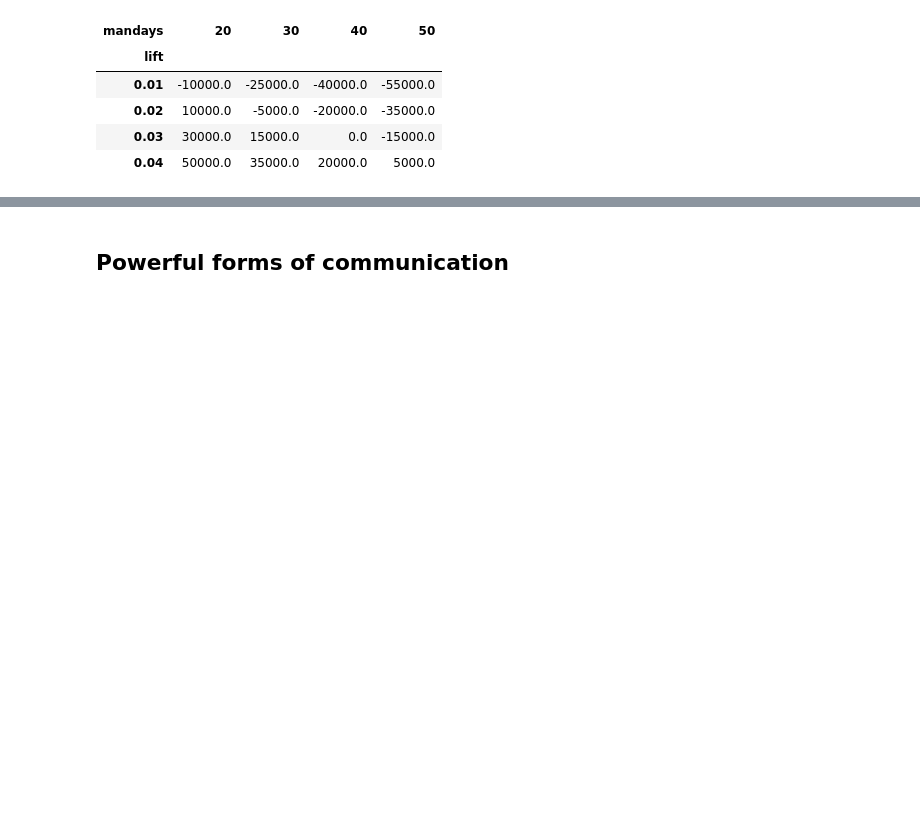
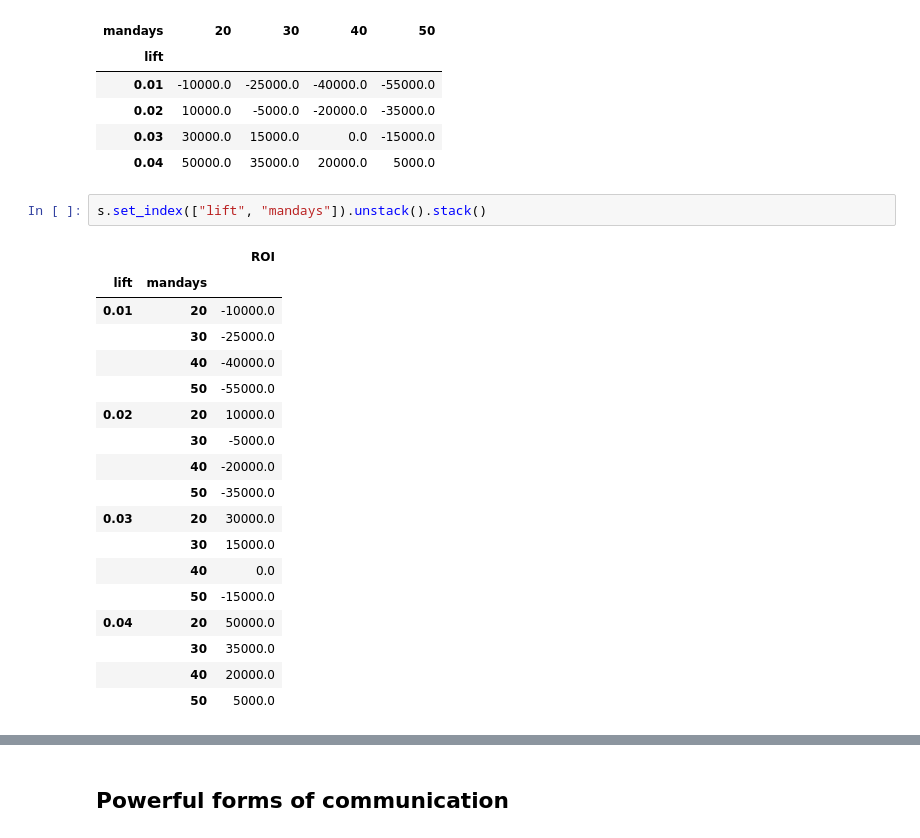
Before and after one commit to trouni/batch-719, a Jupyter notebook: lectures/decision-science/communicate/communicate.ipynb, the cells around one changed output, grey strips where cells are left out. Drawn from its saved outputs; the diff is of its cells as text; blank space fills up the shorter version.

```diff
--- a/lectures/decision-science/communicate/communicate.ipynb
+++ b/lectures/decision-science/communicate/communicate.ipynb
@@ -93,5 +135,26 @@ pd.pivot(s, index="lift", columns="mandays", values="ROI")
 | 0.02 | 10000.0 | -5000.0 | -20000.0 | -35000.0 |
 | 0.03 | 30000.0 | 15000.0 | 0.0 | -15000.0 |
 | 0.04 | 50000.0 | 35000.0 | 20000.0 | 5000.0 |
+# %%
+s.set_index(["lift", "mandays"]).unstack().stack()
+# %% [output]
+|  |  | ROI |
+| lift | mandays |  |
+| 0.01 | 20 | -10000.0 |
+|  | 30 | -25000.0 |
+|  | 40 | -40000.0 |
+|  | 50 | -55000.0 |
+| 0.02 | 20 | 10000.0 |
+|  | 30 | -5000.0 |
+|  | 40 | -20000.0 |
+|  | 50 | -35000.0 |
+| 0.03 | 20 | 30000.0 |
+|  | 30 | 15000.0 |
+|  | 40 | 0.0 |
+|  | 50 | -15000.0 |
+| 0.04 | 20 | 50000.0 |
+|  | 30 | 35000.0 |
+|  | 40 | 20000.0 |
+|  | 50 | 5000.0 |
 # %%
 s = s.set_index(["lift", "mandays"]).unstack()
```
Also changed, not shown: parts of 21 cells of this notebook, 2 other files.
